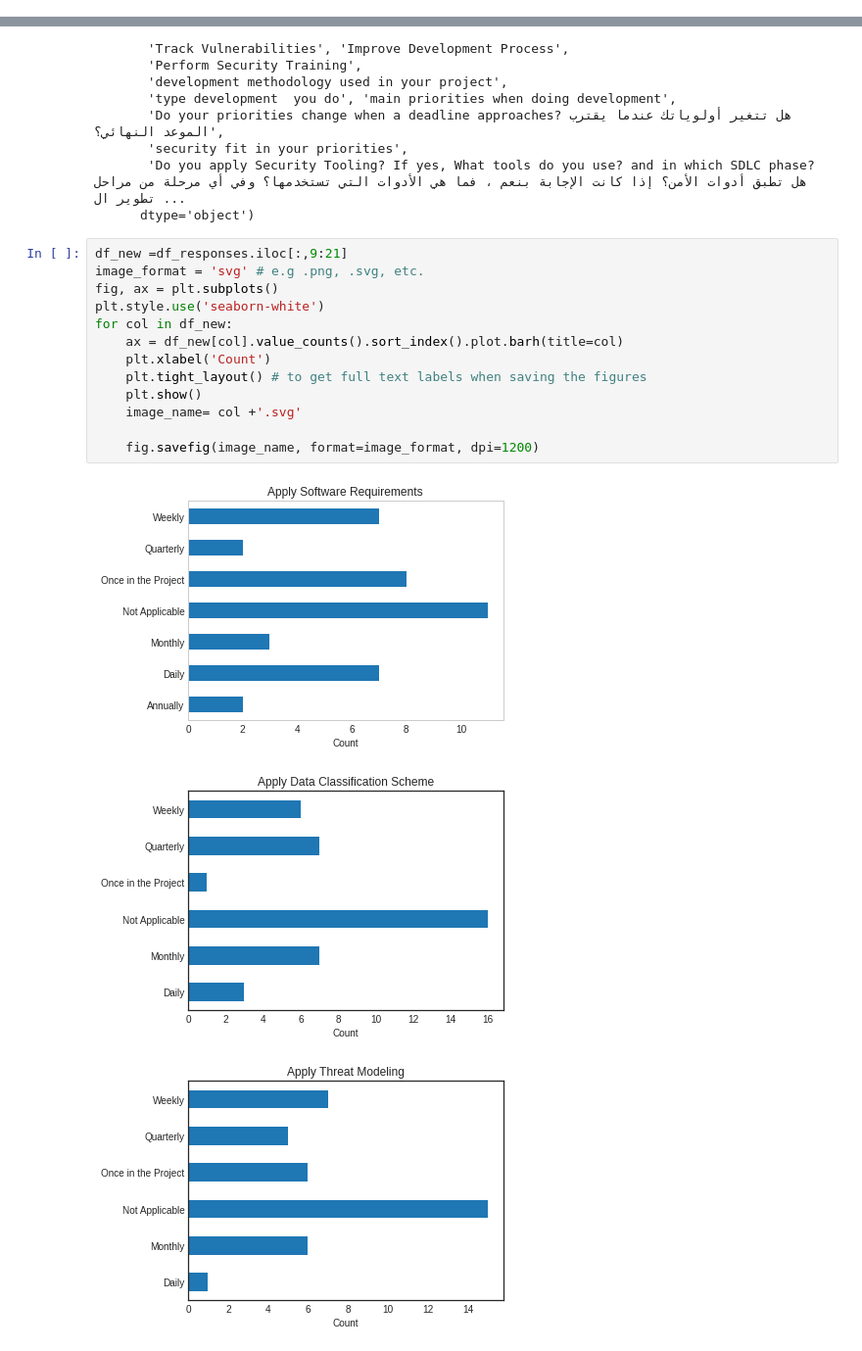
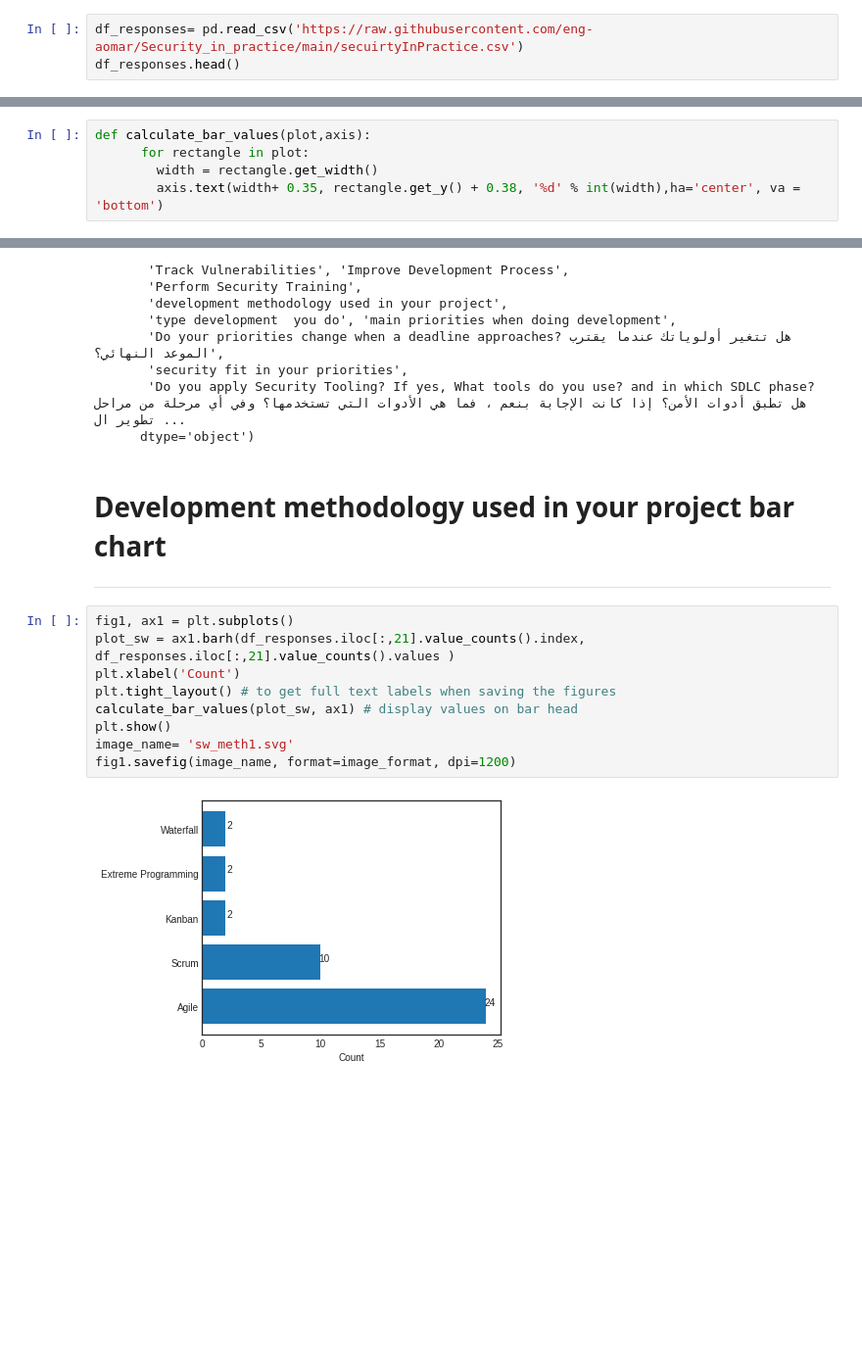
Before and after one commit to eng-aomar/Security_in_practice, a Jupyter notebook: security_in_practice.ipynb, the cells around one changed output, grey strips where cells are left out. Shown: that part at 98% size. Cells and saved outputs as stored; diff of their text form; blank space fills up the shorter version.

```diff
--- a/security_in_practice.ipynb
+++ b/security_in_practice.ipynb
@@ -33,0 +26,3 @@ df_responses
+# %%
+df_responses= pd.read_csv('https://raw.githubusercontent.com/eng-aomar/Security_in_practice/main/secuirtyInPractice.csv')
+df_responses.head()
@@ -33,0 +131,5 @@ df_responses
+# %%
+def calculate_bar_values(plot,axis):
+      for rectangle in plot:
+        width = rectangle.get_width()
+        axis.text(width+ 0.35, rectangle.get_y() + 0.38, '%d' % int(width),ha='center', va = 'bottom')
@@ -49,20 +191,18 @@ Index(['Timestamp', 'gender', ' years of experience', 'qualification degree',
        'security fit in your priorities',
        'Do you apply Security Tooling? If yes, What tools do you use? and in which SDLC phase? هل تطبق أدوات الأمن؟ إذا كانت الإجابة بنعم ، فما هي الأدوات التي تستخدمها؟ وفي أي مرحلة من مراحل تطوير ال ...
       dtype='object')
+# %% [markdown]
+# Development methodology used in your project bar chart
+
+---
 # %%
-df_new =df_responses.iloc[:,9:21]
-image_format = 'svg' # e.g .png, .svg, etc.
-fig, ax = plt.subplots()
-plt.style.use('seaborn-white')
-for col in df_new:
-    ax = df_new[col].value_counts().sort_index().plot.barh(title=col)
-    plt.xlabel('Count')
-    plt.tight_layout() # to get full text labels when saving the figures
-    plt.show()
-    image_name= col +'.svg'
-
-    fig.savefig(image_name, format=image_format, dpi=1200)
+fig1, ax1 = plt.subplots()
+plot_sw = ax1.barh(df_responses.iloc[:,21].value_counts().index, df_responses.iloc[:,21].value_counts().values )
+plt.xlabel('Count')
+plt.tight_layout() # to get full text labels when saving the figures
+calculate_bar_values(plot_sw, ax1) # display values on bar head
+plt.show()
+image_name= 'sw_meth1.svg'
+fig1.savefig(image_name, format=image_format, dpi=1200)
 # %% [output]
-[figure, old version]
+[figure, new version]
-[figure, removed]
-[figure, removed]
```
Also changed, not shown: parts of 21 cells of this notebook.
